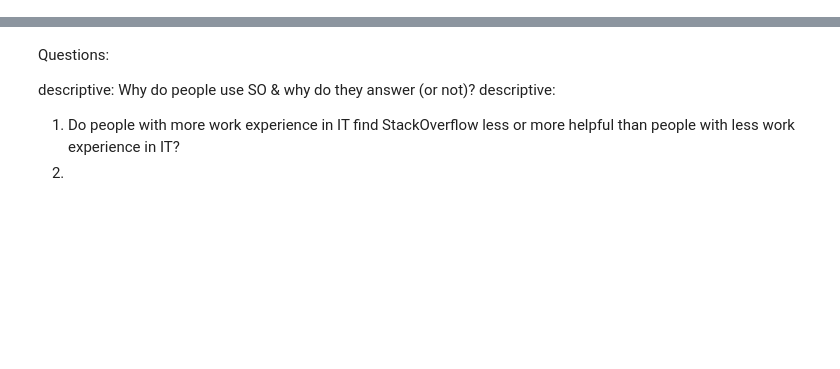
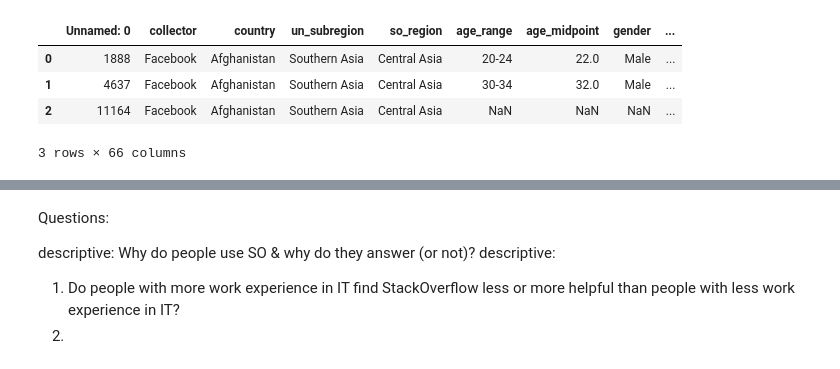
Before and after one commit to annariha/ds-project-blogpost, a Jupyter notebook: Project-1-Udacity-Blogpost.ipynb, the cells around one changed output, grey strips where cells are left out. Drawn from its saved outputs; the diff is of its cells as text; code cells hidden in the pictures; blank space fills up the shorter version.

```diff
--- a/Project-1-Udacity-Blogpost.ipynb
+++ b/Project-1-Udacity-Blogpost.ipynb
@@ -91,0 +91,11 @@ new_df_2015.head()
+# %%
+# import data for year 2016
+df_raw_2016 = pd.read_csv('data/survey_results_public_2016.csv', low_memory=False)
+# inspect df
+df_raw_2016.head(2)
+# %% [output]
+|  | Unnamed: 0 | collector | country | un_subregion | so_region | age_range | age_midpoint | gender | ... |
+| 0 | 1888 | Facebook | Afghanistan | Southern Asia | Central Asia | 20-24 | 22.0 | Male | ... |
+| 1 | 4637 | Facebook | Afghanistan | Southern Asia | Central Asia | 30-34 | 32.0 | Male | ... |
+| 2 | 11164 | Facebook | Afghanistan | Southern Asia | Central Asia | NaN | NaN | NaN | ... |
+3 rows × 66 columns
```
Also changed, not shown: parts of 26 cells of this notebook.
